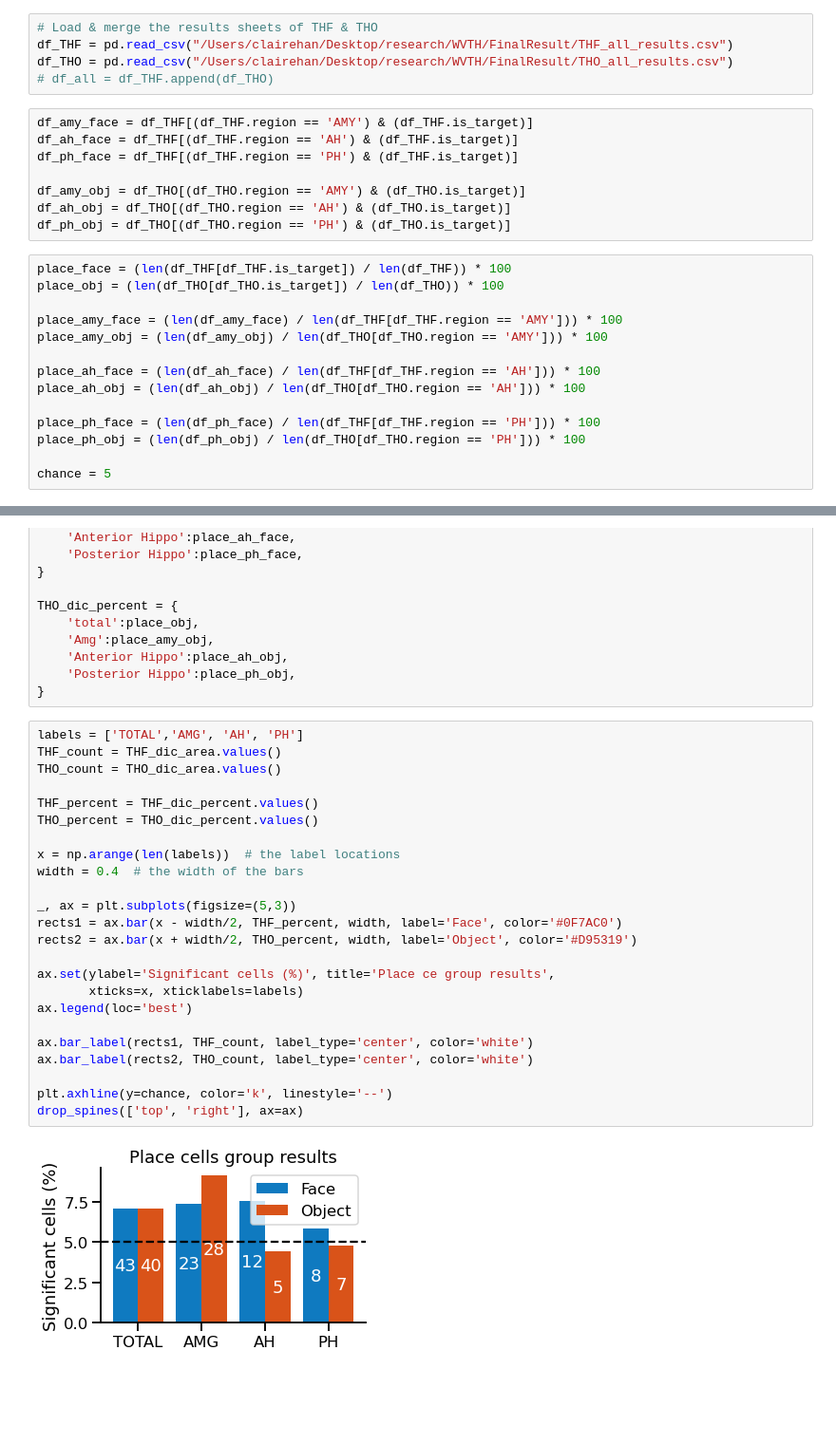
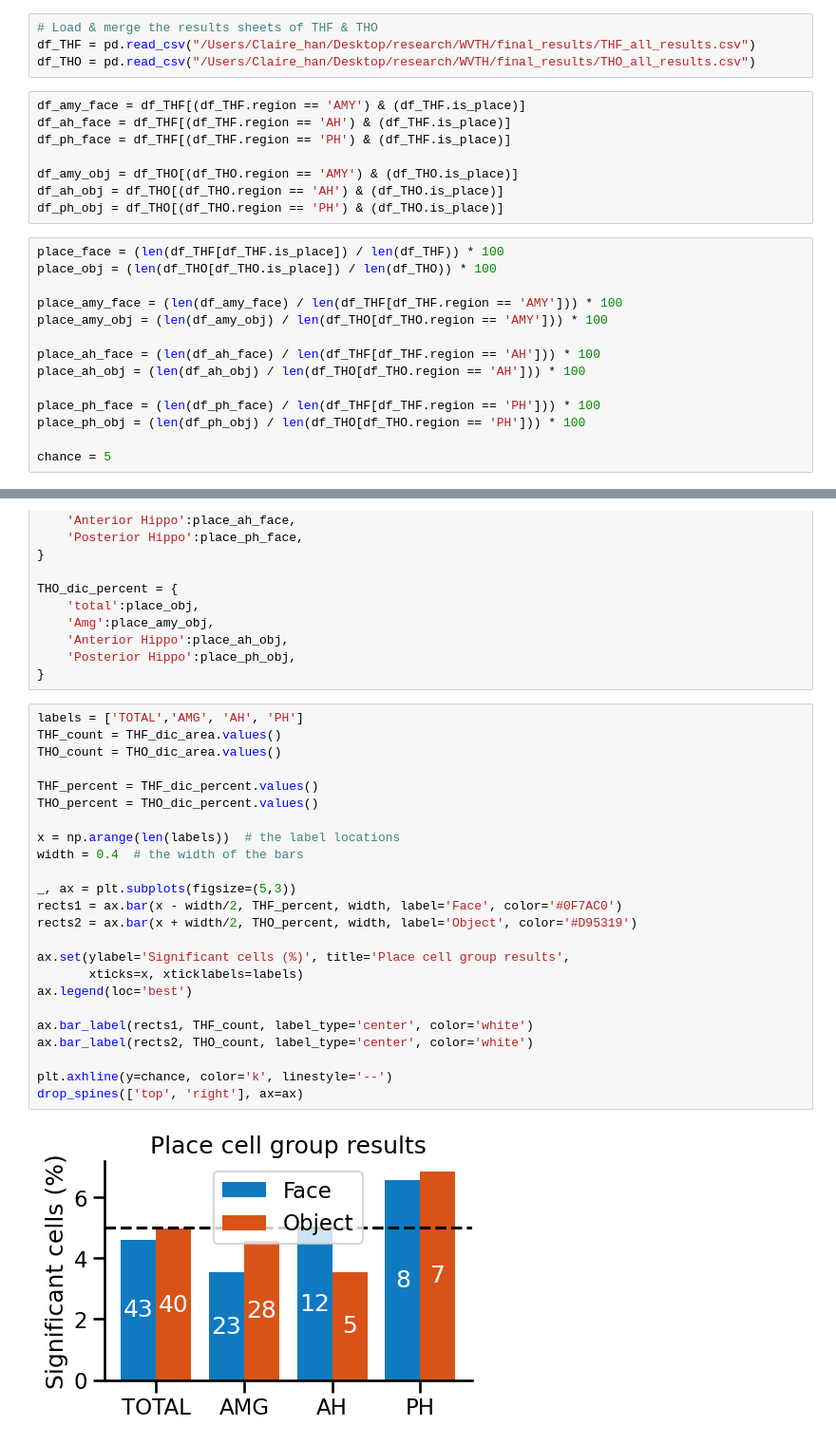
Before and after one commit to HSUPipeline/AnalyzeTH, a Jupyter notebook: notebooks_th/02-PlaceCells.ipynb, the cells around one changed output, grey strips where cells are left out. Shown at 95% size. Cells and saved outputs as stored; diff of their text form; blank space fills up the shorter version.

Commit message:
add all group results

```diff
--- a/notebooks_th/02-PlaceCells.ipynb
+++ b/notebooks_th/02-PlaceCells.ipynb
@@ -367,20 +367,19 @@ for ii, ax in zip(keep_inds, make_axes(n_keep)):
 ## Group Results
 # %%
 # Load & merge the results sheets of THF & THO
-df_THF = pd.read_csv("/Users/clairehan/Desktop/research/WVTH/FinalResult/THF_all_results.csv")
-df_THO = pd.read_csv("/Users/clairehan/Desktop/research/WVTH/FinalResult/THO_all_results.csv")
-# df_all = df_THF.append(df_THO)
+df_THF = pd.read_csv("/Users/Claire_han/Desktop/research/WVTH/final_results/THF_all_results.csv")
+df_THO = pd.read_csv("/Users/Claire_han/Desktop/research/WVTH/final_results/THO_all_results.csv")
 # %%
-df_amy_face = df_THF[(df_THF.region == 'AMY') & (df_THF.is_target)]
-df_ah_face = df_THF[(df_THF.region == 'AH') & (df_THF.is_target)]
-df_ph_face = df_THF[(df_THF.region == 'PH') & (df_THF.is_target)]
+df_amy_face = df_THF[(df_THF.region == 'AMY') & (df_THF.is_place)]
+df_ah_face = df_THF[(df_THF.region == 'AH') & (df_THF.is_place)]
+df_ph_face = df_THF[(df_THF.region == 'PH') & (df_THF.is_place)]
 
-df_amy_obj = df_THO[(df_THO.region == 'AMY') & (df_THO.is_target)]
-df_ah_obj = df_THO[(df_THO.region == 'AH') & (df_THO.is_target)]
-df_ph_obj = df_THO[(df_THO.region == 'PH') & (df_THO.is_target)]
+df_amy_obj = df_THO[(df_THO.region == 'AMY') & (df_THO.is_place)]
+df_ah_obj = df_THO[(df_THO.region == 'AH') & (df_THO.is_place)]
+df_ph_obj = df_THO[(df_THO.region == 'PH') & (df_THO.is_place)]
 # %%
-place_face = (len(df_THF[df_THF.is_target]) / len(df_THF)) * 100
-place_obj = (len(df_THO[df_THO.is_target]) / len(df_THO)) * 100
+place_face = (len(df_THF[df_THF.is_place]) / len(df_THF)) * 100
+place_obj = (len(df_THO[df_THO.is_place]) / len(df_THO)) * 100
 
 place_amy_face = (len(df_amy_face) / len(df_THF[df_THF.region == 'AMY'])) * 100
 place_amy_obj = (len(df_amy_obj) / len(df_THO[df_THO.region == 'AMY'])) * 100
@@ -423,26 +422,26 @@ THO_dic_percent = {
 # %%
 labels = ['TOTAL','AMG', 'AH', 'PH']
 THF_count = THF_dic_area.values()
 THO_count = THO_dic_area.values()
 
 THF_percent = THF_dic_percent.values()
 THO_percent = THO_dic_percent.values()
 
 x = np.arange(len(labels))  # the label locations
 width = 0.4  # the width of the bars
 
 _, ax = plt.subplots(figsize=(5,3))
 rects1 = ax.bar(x - width/2, THF_percent, width, label='Face', color='#0F7AC0')
 rects2 = ax.bar(x + width/2, THO_percent, width, label='Object', color='#D95319')
 
-ax.set(ylabel='Significant cells (%)', title='Place ce group results',
+ax.set(ylabel='Significant cells (%)', title='Place cell group results',
        xticks=x, xticklabels=labels)
 ax.legend(loc='best')
 
 ax.bar_label(rects1, THF_count, label_type='center', color='white')
 ax.bar_label(rects2, THO_count, label_type='center', color='white')
 
 plt.axhline(y=chance, color='k', linestyle='--')
 drop_spines(['top', 'right'], ax=ax)
 # %% [output]
-[figure, old version]
+[figure, new version]
```
Also changed, not shown: 1 other file.
